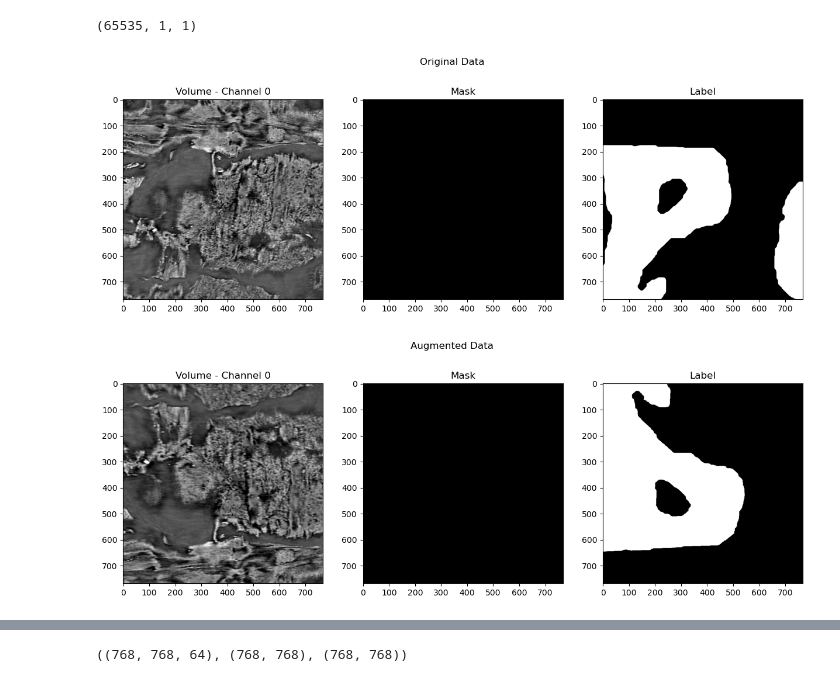
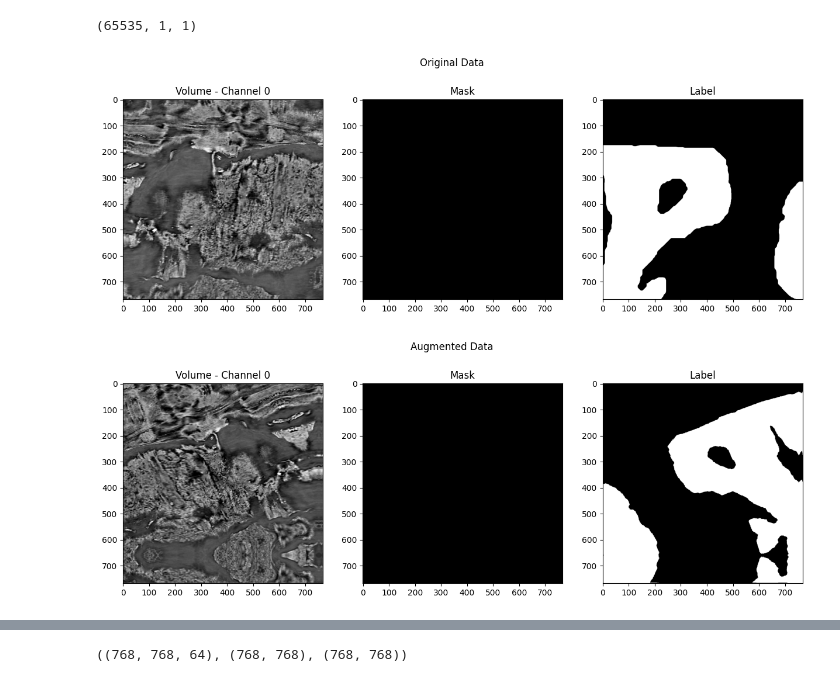
Before and after one commit to viktorcikojevic/vesuvius-challenge, a Jupyter notebook: datasets/dataset-1/create-dataset-1.ipynb, the cells around one changed output, grey strips where cells are left out. Cells and saved outputs as stored; diff of their text form; code cells hidden in the pictures.

```diff
--- a/datasets/dataset-1/create-dataset-1.ipynb
+++ b/datasets/dataset-1/create-dataset-1.ipynb
@@ -99,42 +99,57 @@ np.max(volume), np.max(mask), np.max(ink_labels)
 # %%
 
 # Define the augmentation pipeline for single-channel mask and label
+# augmentation = A.Compose([
+#     A.HorizontalFlip(p=0.5),
+#     A.VerticalFlip(p=0.5),
+#     A.Rotate(limit=45, p=0.5),
+#     A.RandomBrightnessContrast(p=0.5),
+#     A.ElasticTransform(alpha=1, sigma=50, alpha_affine=50, p=0.5),
+#     A.GridDistortion(num_steps=5, distort_limit=0.3, p=0.5),
+#     A.OpticalDistortion(distort_limit=0.05, shift_limit=0.05, p=0.5),
+# ], additional_targets={'label': 'mask'})
+
 augmentation = A.Compose([
-    A.HorizontalFlip(p=0.5),
-    A.VerticalFlip(p=0.5),
-    A.Rotate(limit=45, p=0.5),
-    A.RandomBrightnessContrast(p=0.5),
-    A.ElasticTransform(alpha=1, sigma=50, alpha_affine=50, p=0.5),
-    A.GridDistortion(num_steps=5, distort_limit=0.3, p=0.5),
-    A.OpticalDistortion(distort_limit=0.05, shift_limit=0.05, p=0.5),
-    A.Perspective(scale=(0.05, 0.1), p=0.5),
-    A.PiecewiseAffine(scale=0.05, nb_rows=4, nb_cols=4, p=0.5)
+        A.HorizontalFlip(p=0.5),
+        A.VerticalFlip(p=0.5),
+        A.RandomBrightnessContrast(p=0.75),
+        A.ShiftScaleRotate(p=0.75),
+        A.OneOf([
+                A.GaussNoise(var_limit=[10, 50]),
+                A.GaussianBlur(),
+                A.MotionBlur(),
+                ], p=0.4),
+        A.GridDistortion(num_steps=5, distort_limit=0.3, p=0.5),
+        A.CoarseDropout(max_holes=1, max_width=64, max_height=64,
+                        mask_fill_value=0, p=0.5),
+
 ], additional_targets={'label': 'mask'})
+
 
 def apply_augmentation(image, mask, label):
     augmented = augmentation(image=image, mask=mask, label=label)
     return augmented['image'], augmented['mask'], augmented['label']
 
 # Apply the augmentation
 aug_volume, aug_mask, aug_label = apply_augmentation(volume_sample, mask_sample, ink_labels_sample)
 
 # Visualize the original and augmented data
 def visualize(volume, mask, label, title, indx=0):
     fig, (ax1, ax2, ax3) = plt.subplots(1, 3, figsize=(15, 5))
     ax1.imshow(volume[:, :, indx], cmap='gray')
     ax1.set_title('Volume - Channel 0')
     ax2.imshow(mask, cmap='gray')
     ax2.set_title('Mask')
     ax3.imshow(label, cmap='gray')
     ax3.set_title('Label')
     fig.suptitle(title)
     plt.show()
 
 visualize(volume_sample, mask_sample, ink_labels_sample, "Original Data")
 visualize(aug_volume, aug_mask, aug_label, "Augmented Data")
 # %% [output]
 [figure]
-[figure, old version]
+[figure, new version]
 # %%
 def random_crop(volume, mask, label):
     # Note: image_data_format is 'channel_last'
```
Also changed, not shown: parts of 3 cells of this notebook, 4 other files.
